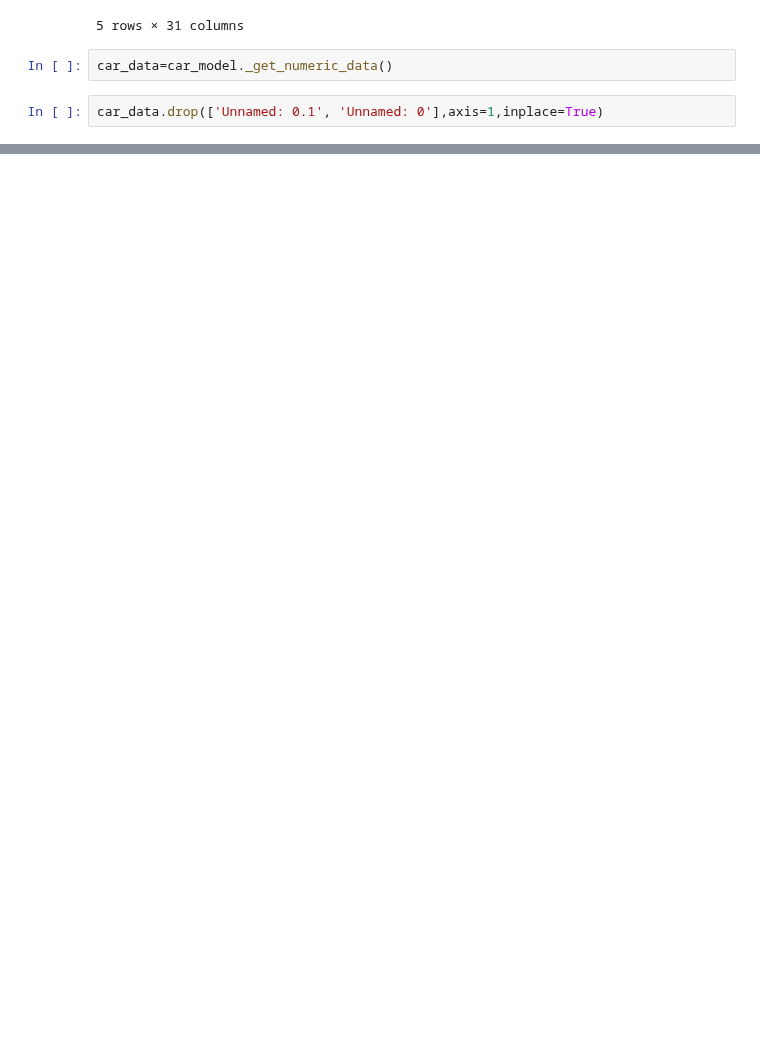
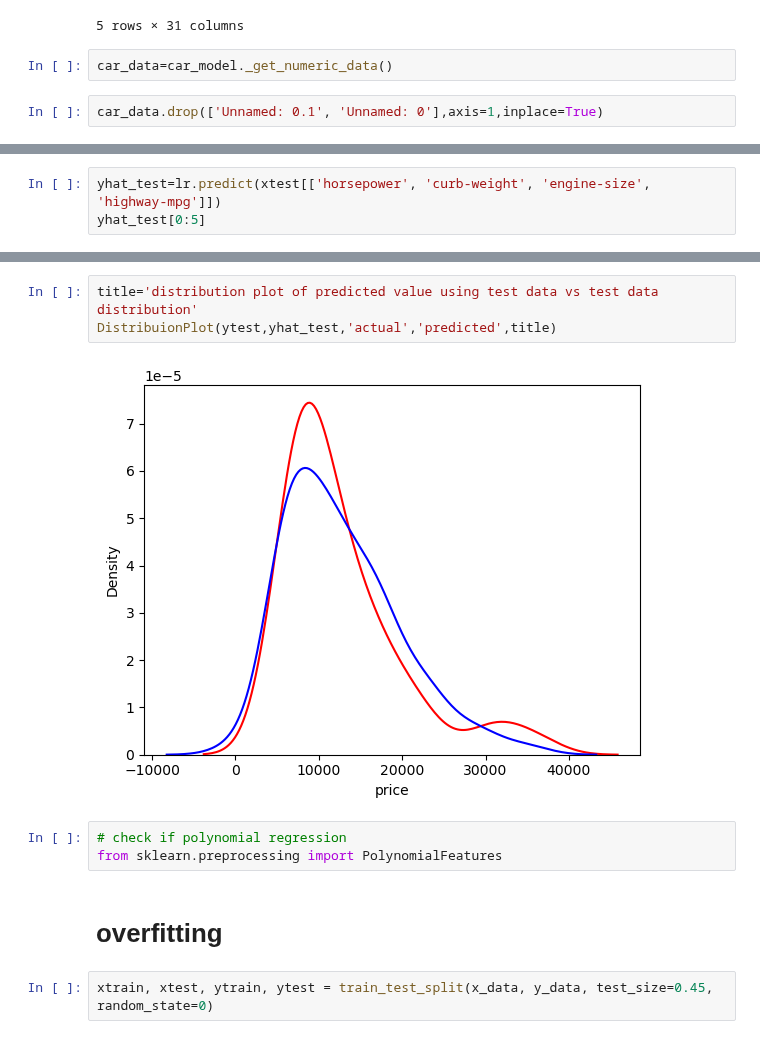
Before and after one commit to Immortal-Pi/IBMdatascience, a Jupyter notebook: dataAnalysis/carPriceModelEvaluation.ipynb, the cells around one changed output, grey strips where cells are left out. Drawn from its saved outputs; the diff is of its cells as text; blank space fills up the shorter version.

```diff
--- a/dataAnalysis/carPriceModelEvaluation.ipynb
+++ b/dataAnalysis/carPriceModelEvaluation.ipynb
@@ -41,0 +142,3 @@ car_data.head()
+# %%
+yhat_test=lr.predict(xtest[['horsepower', 'curb-weight', 'engine-size', 'highway-mpg']])
+yhat_test[0:5]
@@ -41,0 +153,12 @@ car_data.head()
+# %%
+title='distribution plot of predicted value using test data vs test data distribution'
+DistribuionPlot(ytest,yhat_test,'actual','predicted',title)
+# %% [output]
+[figure, added]
+# %%
+# check if polynomial regression
+from sklearn.preprocessing import PolynomialFeatures
+# %% [markdown]
+# overfitting
+# %%
+xtrain, xtest, ytrain, ytest = train_test_split(x_data, y_data, test_size=0.45, random_state=0)
```
Also changed, not shown: parts of 67 cells of this notebook, 17 other files.
